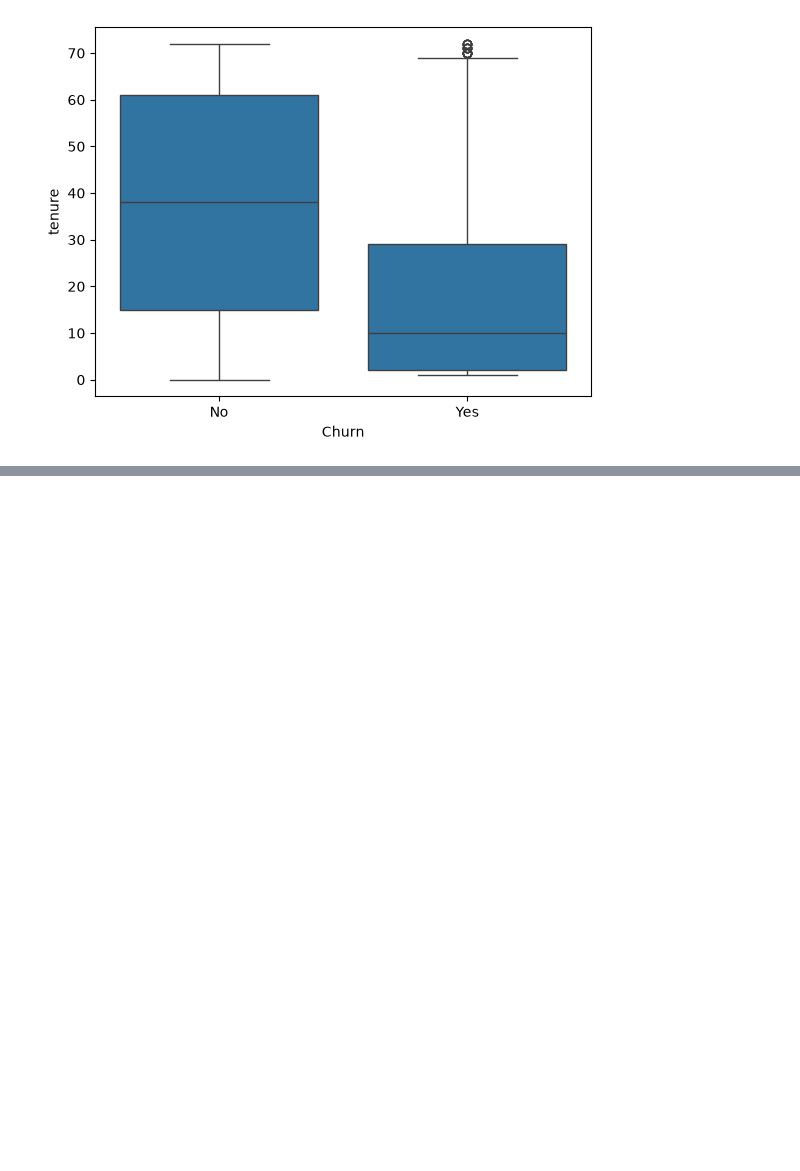
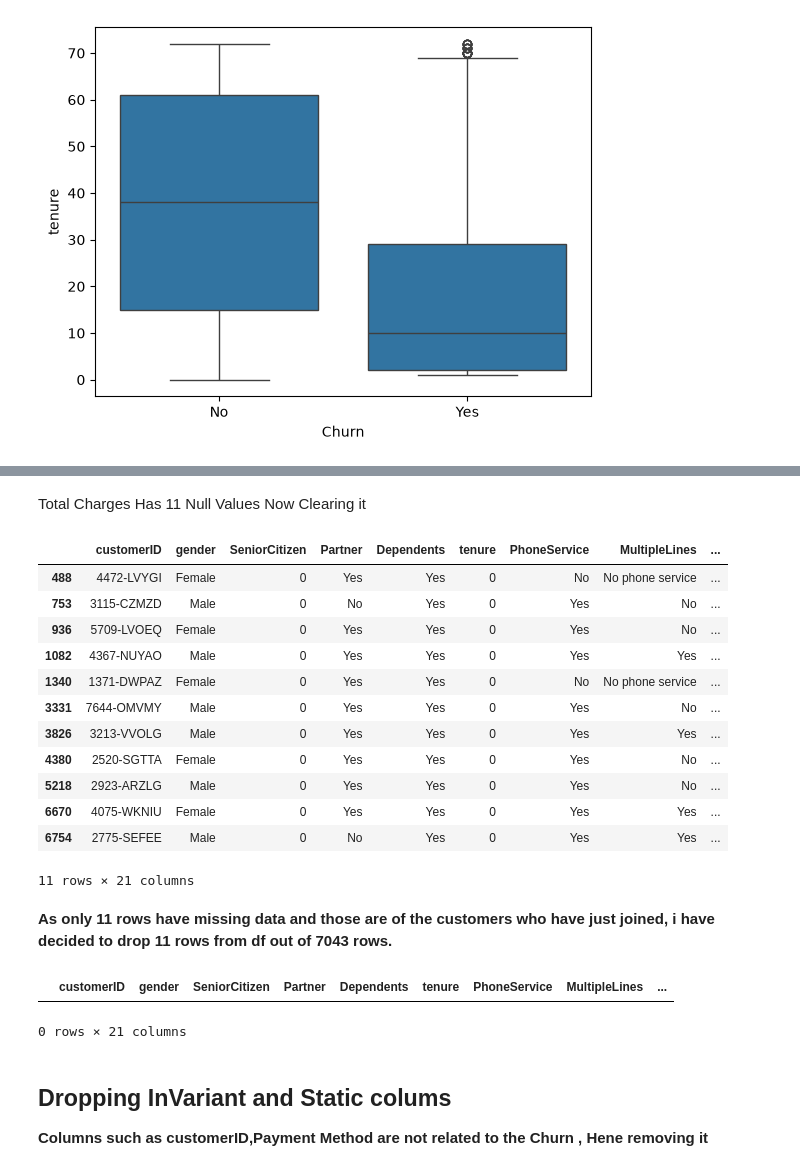
Before and after one commit to amalfrederic/Churn_prediction_Model, a Jupyter notebook: notebooks/churn_analysis.ipynb, the cells around one changed output, grey strips where cells are left out. Cells and saved outputs as stored; diff of their text form; code cells hidden in the pictures; blank space fills up the shorter version.

```diff
--- a/notebooks/churn_analysis.ipynb
+++ b/notebooks/churn_analysis.ipynb
@@ -96,0 +113,2 @@ plt.show()
+# %%
+df["TotalCharges"]=pd.to_numeric(df["TotalCharges"],errors="coerce")
@@ -96,0 +141,20 @@ plt.show()
+# %% [markdown]
+Total Charges Has 11 Null Values Now Clearing it
+# %%
+df[df["TotalCharges"].isnull()]
+# %% [output]
+|  | customerID | gender | SeniorCitizen | Partner | Dependents | tenure | PhoneService | MultipleLines | ... |
+| 488 | 4472-LVYGI | Female | 0 | Yes | Yes | 0 | No | No phone service | ... |
+| 753 | 3115-CZMZD | Male | 0 | No | Yes | 0 | Yes | No | ... |
+| 936 | 5709-LVOEQ | Female | 0 | Yes | Yes | 0 | Yes | No | ... |
+| 1082 | 4367-NUYAO | Male | 0 | Yes | Yes | 0 | Yes | Yes | ... |
+| 1340 | 1371-DWPAZ | Female | 0 | Yes | Yes | 0 | No | No phone service | ... |
+| 3331 | 7644-OMVMY | Male | 0 | Yes | Yes | 0 | Yes | No | ... |
+| 3826 | 3213-VVOLG | Male | 0 | Yes | Yes | 0 | Yes | Yes | ... |
+| 4380 | 2520-SGTTA | Female | 0 | Yes | Yes | 0 | Yes | No | ... |
+| 5218 | 2923-ARZLG | Male | 0 | Yes | Yes | 0 | Yes | No | ... |
+| 6670 | 4075-WKNIU | Female | 0 | Yes | Yes | 0 | Yes | Yes | ... |
+| 6754 | 2775-SEFEE | Male | 0 | No | Yes | 0 | Yes | Yes | ... |
+11 rows × 21 columns
+# %% [markdown]
+**As only 11 rows have missing data and those are of the customers who have just joined, i have decided to drop 11 rows from df out of 7043 rows.**
@@ -96,0 +163,9 @@ plt.show()
+# %%
+df[df["TotalCharges"].isnull()]
+# %% [output]
+|  | customerID | gender | SeniorCitizen | Partner | Dependents | tenure | PhoneService | MultipleLines | ... |
+0 rows × 21 columns
+# %% [markdown]
+## Dropping InVariant and Static colums
+
+**Columns such as customerID,Payment Method are not related to the Churn , Hene removing it**
```
Also changed, not shown: parts of 29 cells of this notebook.
